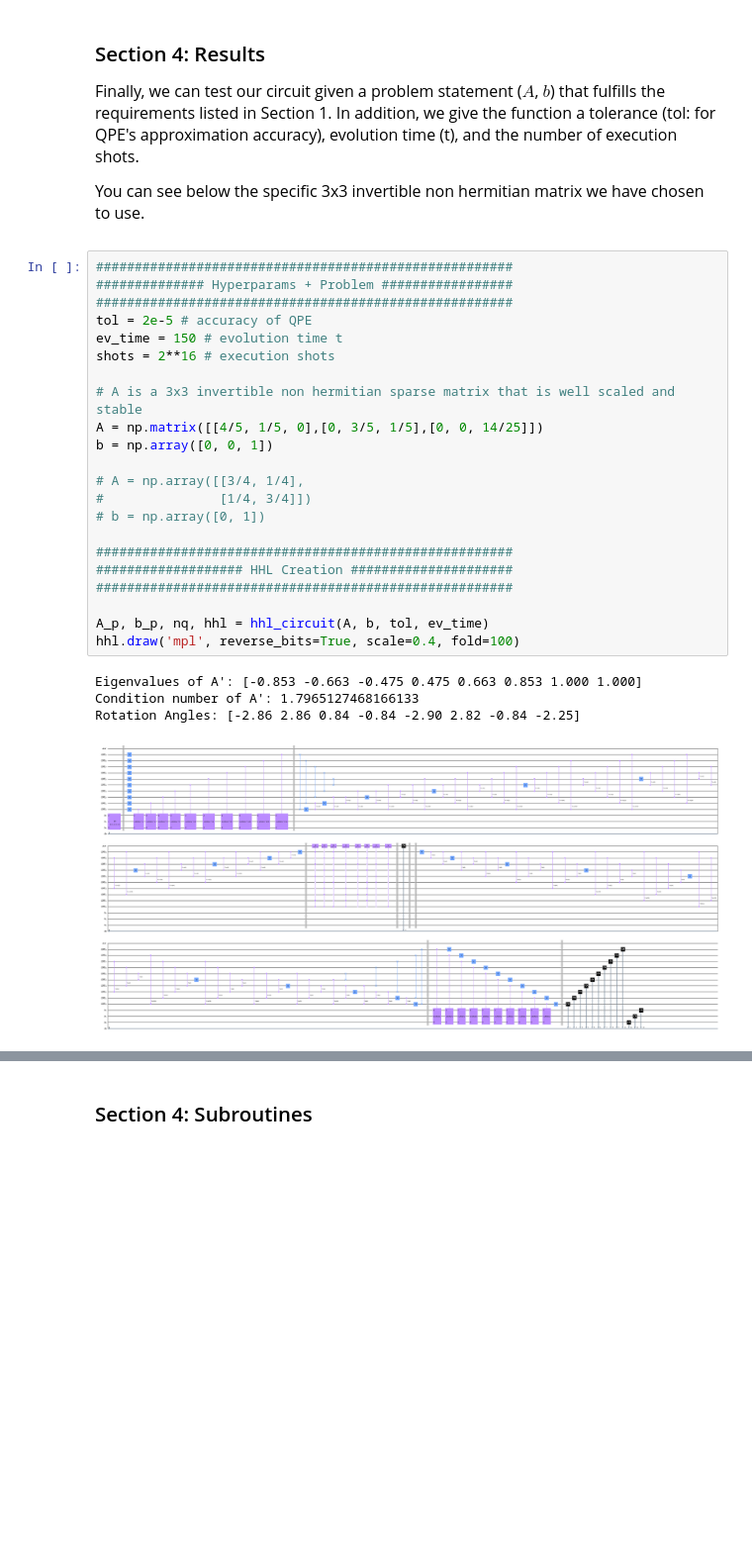
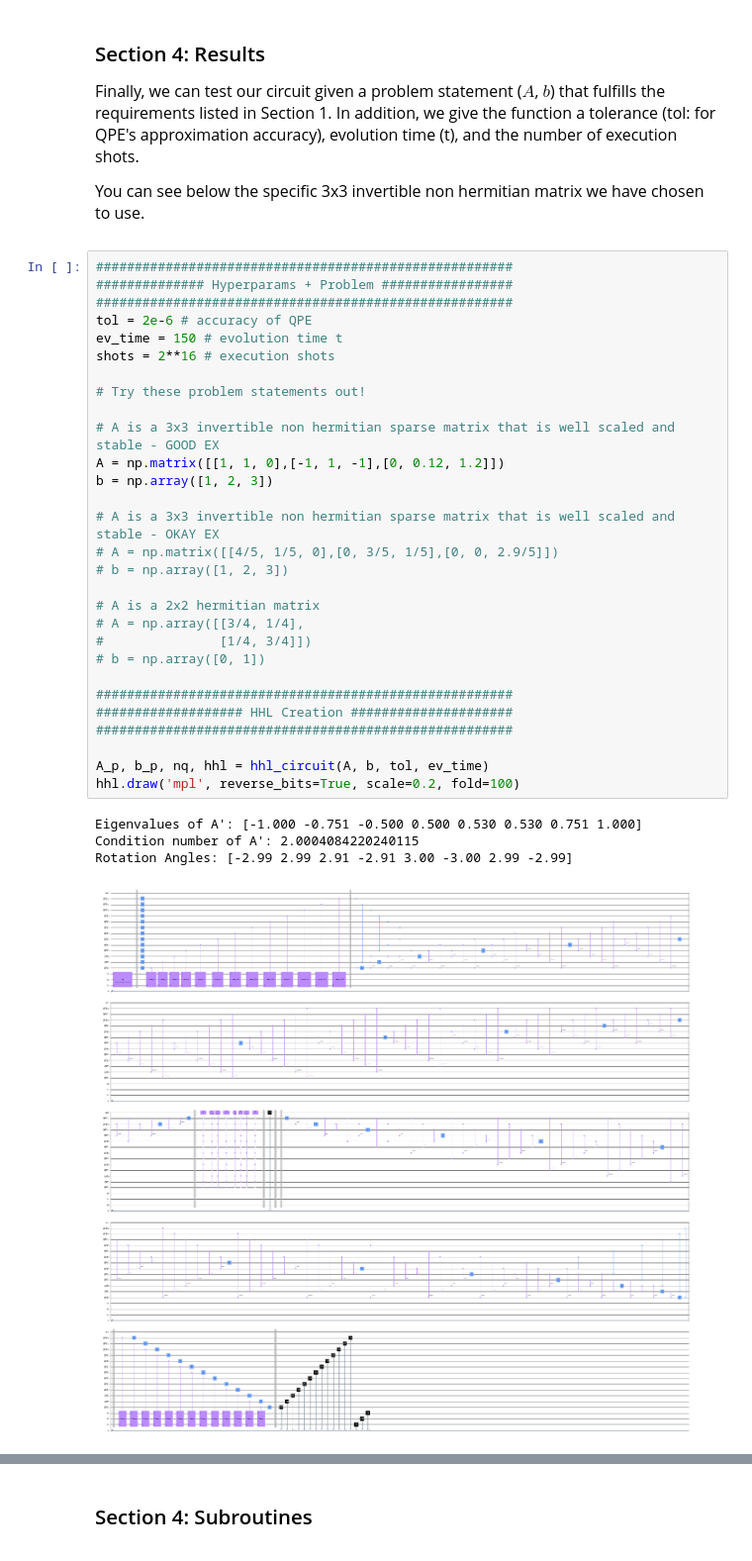
Before and after one commit to sonnyloweus/HHL-Quantum-Linear-Algebra, a Jupyter notebook: QuantumLinearAlgebra_HHL_v2.ipynb, the cells around one changed output, grey strips where cells are left out. Shown at 99% size. Cells and saved outputs as stored; diff of their text form; blank space fills up the shorter version.

```diff
--- a/QuantumLinearAlgebra_HHL_v2.ipynb
+++ b/QuantumLinearAlgebra_HHL_v2.ipynb
@@ -521,30 +524,37 @@ You can see below the specific 3x3 invertible non hermitian matrix we have chose
 # %%
 ######################################################
 ############## Hyperparams + Problem #################
 ######################################################
-tol = 2e-5 # accuracy of QPE
+tol = 2e-6 # accuracy of QPE
 ev_time = 150 # evolution time t
 shots = 2**16 # execution shots
 
-# A is a 3x3 invertible non hermitian sparse matrix that is well scaled and stable
-A = np.matrix([[4/5, 1/5, 0],[0, 3/5, 1/5],[0, 0, 14/25]])
-b = np.array([0, 0, 1])
+# Try these problem statements out!
 
+# A is a 3x3 invertible non hermitian sparse matrix that is well scaled and stable - GOOD EX
+A = np.matrix([[1, 1, 0],[-1, 1, -1],[0, 0.12, 1.2]])
+b = np.array([1, 2, 3])
+
+# A is a 3x3 invertible non hermitian sparse matrix that is well scaled and stable - OKAY EX
+# A = np.matrix([[4/5, 1/5, 0],[0, 3/5, 1/5],[0, 0, 2.9/5]])
+# b = np.array([1, 2, 3])
+
+# A is a 2x2 hermitian matrix
 # A = np.array([[3/4, 1/4],
 #               [1/4, 3/4]])
 # b = np.array([0, 1])
 
 ######################################################
 ################### HHL Creation #####################
 ######################################################
 
 A_p, b_p, nq, hhl = hhl_circuit(A, b, tol, ev_time)
-hhl.draw('mpl', reverse_bits=True, scale=0.4, fold=100)
+hhl.draw('mpl', reverse_bits=True, scale=0.2, fold=100)
 # %% [output]
-Eigenvalues of A': [-0.853 -0.663 -0.475 0.475 0.663 0.853 1.000 1.000]
-Condition number of A': 1.7965127468166133
-Rotation Angles: [-2.86 2.86 0.84 -0.84 -2.90 2.82 -0.84 -2.25]
+Eigenvalues of A': [-1.000 -0.751 -0.500 0.500 0.530 0.530 0.751 1.000]
+Condition number of A': 2.0004084220240115
+Rotation Angles: [-2.99 2.99 2.91 -2.91 3.00 -3.00 2.99 -2.99]
-[figure, old version]
+[figure, new version]
 # %%
 ######################################################
 ##################### Results $$$#####################
```
Also changed, not shown: parts of 4 cells of this notebook.
